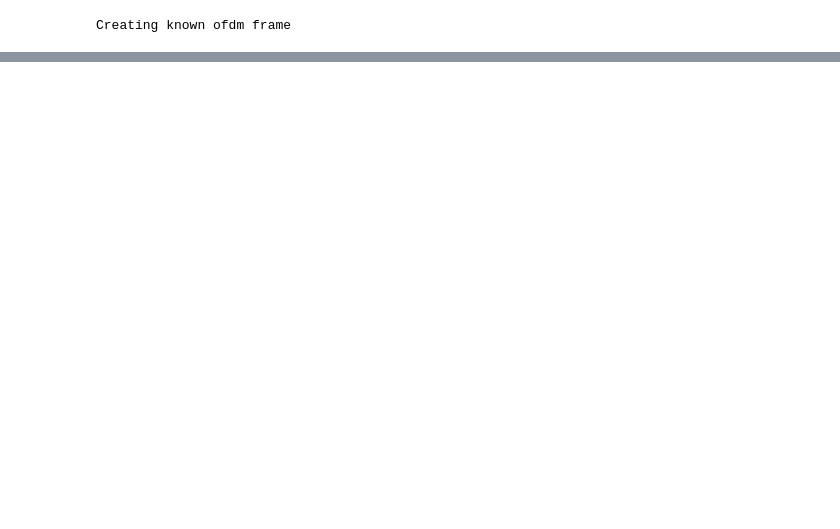
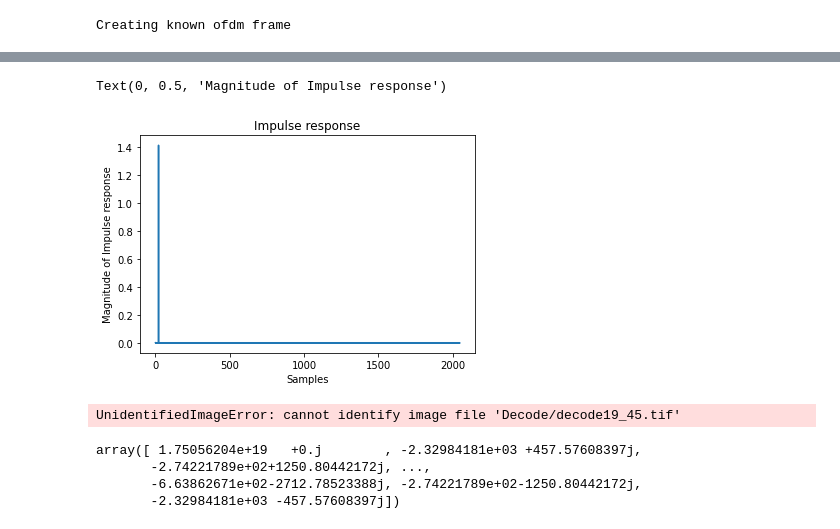
Before and after one commit to JingbiaoMei/Cambridge-Blue-Noise, a Jupyter notebook: Final_decode.ipynb, the cells around one changed output, grey strips where cells are left out. Saved outputs shown, nothing was run; the diff lists cells and outputs as text; code cells hidden in the pictures; blank space fills up the shorter version.

```diff
--- a/Final_decode.ipynb
+++ b/Final_decode.ipynb
@@ -102,0 +127,25 @@ bitstr written to  Decode/decode16_05.txt
+# %%
+plt.title('Impulse response')
+plt.xlabel('Samples')
+plt.plot(imp_response)
+plt.ylabel('Magnitude of Impulse response')
+# %% [output]
+Text(0, 0.5, 'Magnitude of Impulse response')
+[figure, added]
+# %%
+from PIL import Image
+import numpy
+
+im = Image.open('Decode/decode19_45.tif')
+imarray = numpy.array(im)
+imarray.shape
+im.show()
+# %% [output]
+UnidentifiedImageError: cannot identify image file 'Decode/decode19_45.tif'
+# %%
+freq_response
+# %% [output]
+array([ 1.75056204e+19   +0.j        , -2.32984181e+03 +457.57608397j,
+       -2.74221789e+02+1250.80442172j, ...,
+       -6.63862671e+02-2712.78523388j, -2.74221789e+02-1250.80442172j,
+       -2.32984181e+03 -457.57608397j])
```
Also changed, not shown: parts of 19 cells of this notebook, 11 other files.
